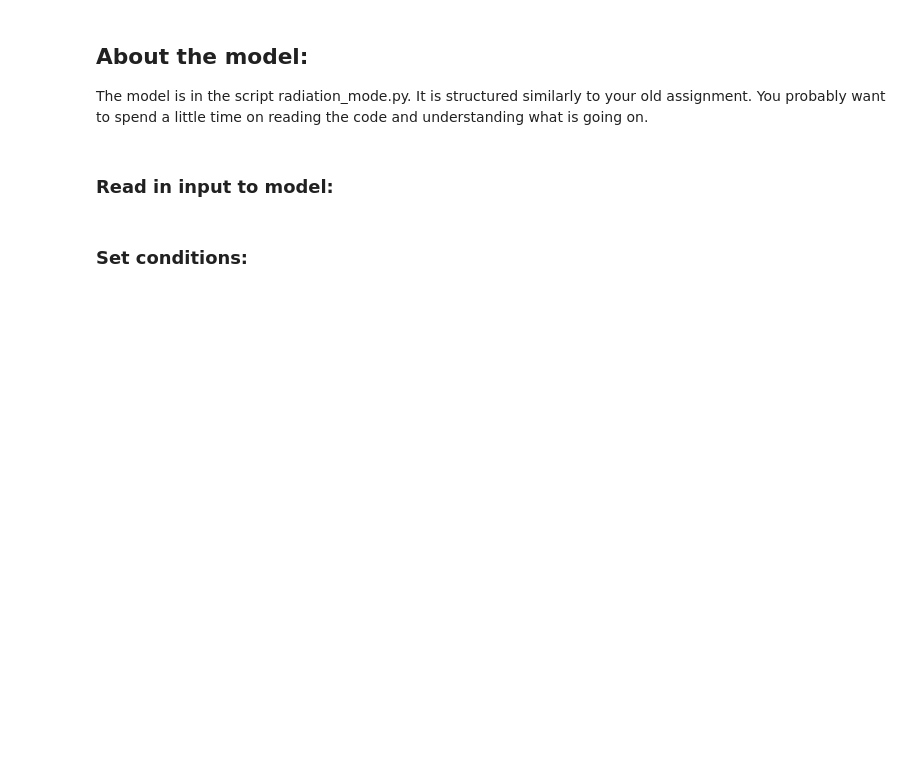
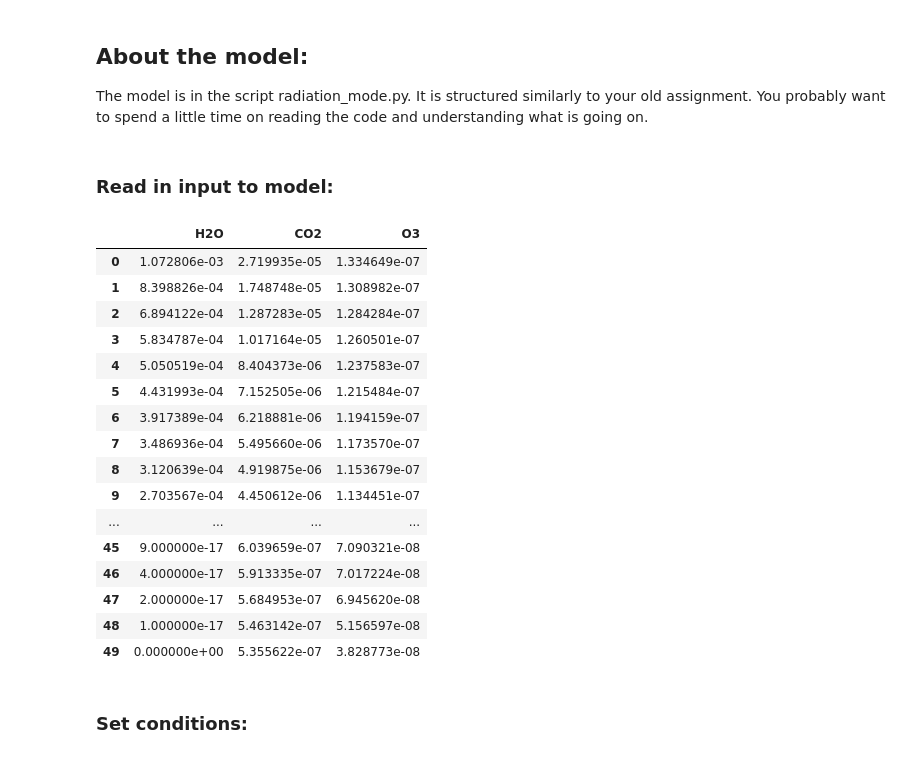
Before and after one commit to sarambl/GEO2310_assignment, a Jupyter notebook: Radiation_assignment_GEO2310/radiation_assignment_notebook.ipynb, the cells around one changed output. Saved outputs shown, nothing was run; the diff lists cells and outputs as text; code cells hidden in the pictures; blank space fills up the shorter version.

```diff
--- a/Radiation_assignment_GEO2310/radiation_assignment_notebook.ipynb
+++ b/Radiation_assignment_GEO2310/radiation_assignment_notebook.ipynb
@@ -43,6 +46,26 @@ atmos = pd.read_csv('atmos.csv') # pressure and temperature of standard atmosphe
 r_gass = pd.read_csv('r_gass.csv') # Mixing ratios gases
 abs_kons = pd.read_csv('abs_kons.csv') # Absorbption constants
 emiss = pd.read_csv('emiss.csv') # Emissivity
+# %%
+emiss
+# %% [output]
+|  | H2O | CO2 | O3 |
+| 0 | 1.072806e-03 | 2.719935e-05 | 1.334649e-07 |
+| 1 | 8.398826e-04 | 1.748748e-05 | 1.308982e-07 |
+| 2 | 6.894122e-04 | 1.287283e-05 | 1.284284e-07 |
+| 3 | 5.834787e-04 | 1.017164e-05 | 1.260501e-07 |
+| 4 | 5.050519e-04 | 8.404373e-06 | 1.237583e-07 |
+| 5 | 4.431993e-04 | 7.152505e-06 | 1.215484e-07 |
+| 6 | 3.917389e-04 | 6.218881e-06 | 1.194159e-07 |
+| 7 | 3.486936e-04 | 5.495660e-06 | 1.173570e-07 |
+| 8 | 3.120639e-04 | 4.919875e-06 | 1.153679e-07 |
+| 9 | 2.703567e-04 | 4.450612e-06 | 1.134451e-07 |
+| ... | ... | ... | ... |
+| 45 | 9.000000e-17 | 6.039659e-07 | 7.090321e-08 |
+| 46 | 4.000000e-17 | 5.913335e-07 | 7.017224e-08 |
+| 47 | 2.000000e-17 | 5.684953e-07 | 6.945620e-08 |
+| 48 | 1.000000e-17 | 5.463142e-07 | 5.156597e-08 |
+| 49 | 0.000000e+00 | 5.355622e-07 | 3.828773e-08 |
 # %% [markdown]
 ### Set conditions:
 # %%
```
Also changed, not shown: parts of 1 cell of this notebook, 2 other files.
